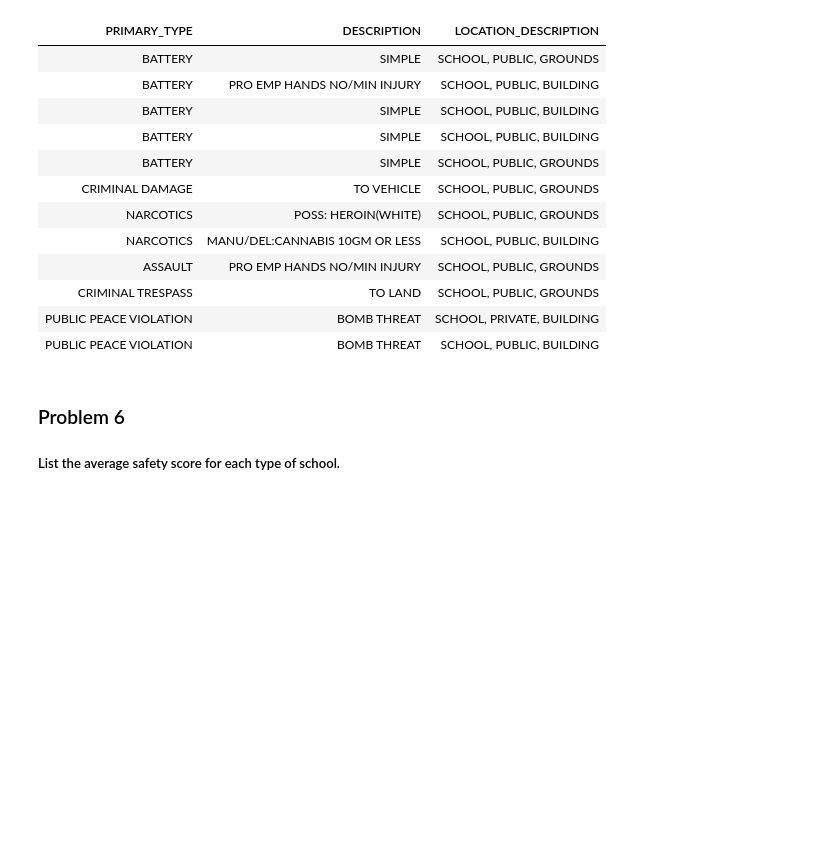
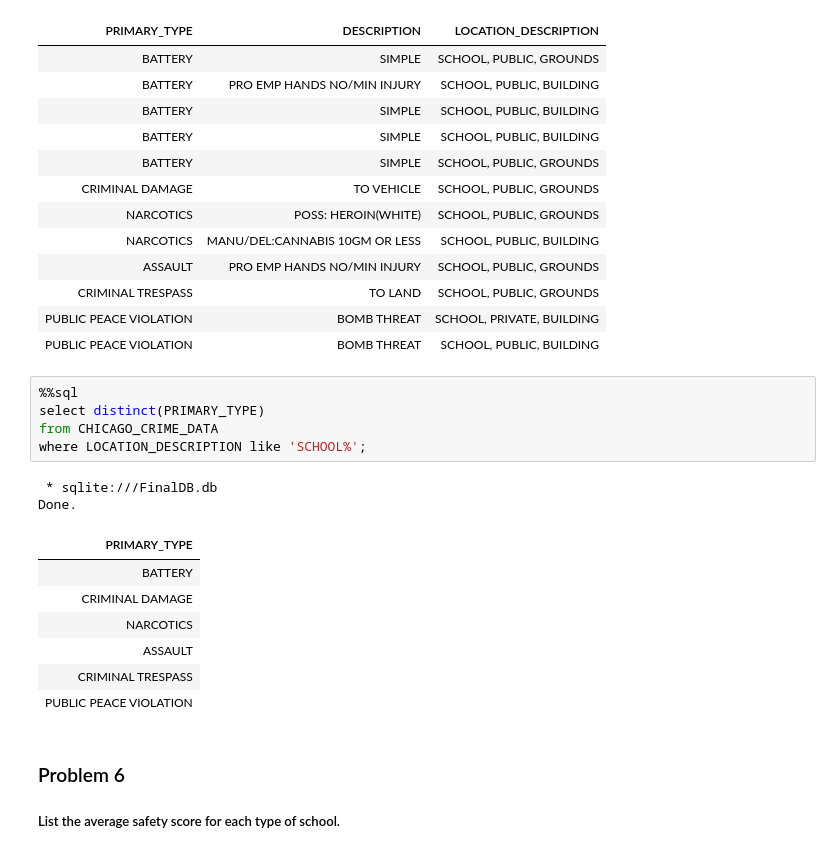
Before and after one commit to ArpitaSatsangi/Databases-and-SQL--Coursera, a Jupyter notebook: 27. Assignment: Notebook for Peer Assignment/DB0201EN-PeerAssign-v5_SQLite.ipynb, the cells around one changed output. Cells and saved outputs as stored; diff of their text form; blank space fills up the shorter version.

```diff
--- a/27. Assignment: Notebook for Peer Assignment/DB0201EN-PeerAssign-v5_SQLite.ipynb
+++ b/27. Assignment: Notebook for Peer Assignment/DB0201EN-PeerAssign-v5_SQLite.ipynb
@@ -248,6 +263,21 @@ Done.
 | CRIMINAL TRESPASS | TO LAND | SCHOOL, PUBLIC, GROUNDS |
 | PUBLIC PEACE VIOLATION | BOMB THREAT | SCHOOL, PRIVATE, BUILDING |
 | PUBLIC PEACE VIOLATION | BOMB THREAT | SCHOOL, PUBLIC, BUILDING |
+# %%
+%%sql
+select distinct(PRIMARY_TYPE)
+from CHICAGO_CRIME_DATA
+where LOCATION_DESCRIPTION like 'SCHOOL%';
+# %% [output]
+ * sqlite:///FinalDB.db
+Done.
+| PRIMARY_TYPE |
+| BATTERY |
+| CRIMINAL DAMAGE |
+| NARCOTICS |
+| ASSAULT |
+| CRIMINAL TRESPASS |
+| PUBLIC PEACE VIOLATION |
 # %% [markdown]
 ### Problem 6
 
```
Also changed, not shown: parts of 12 cells of this notebook.
